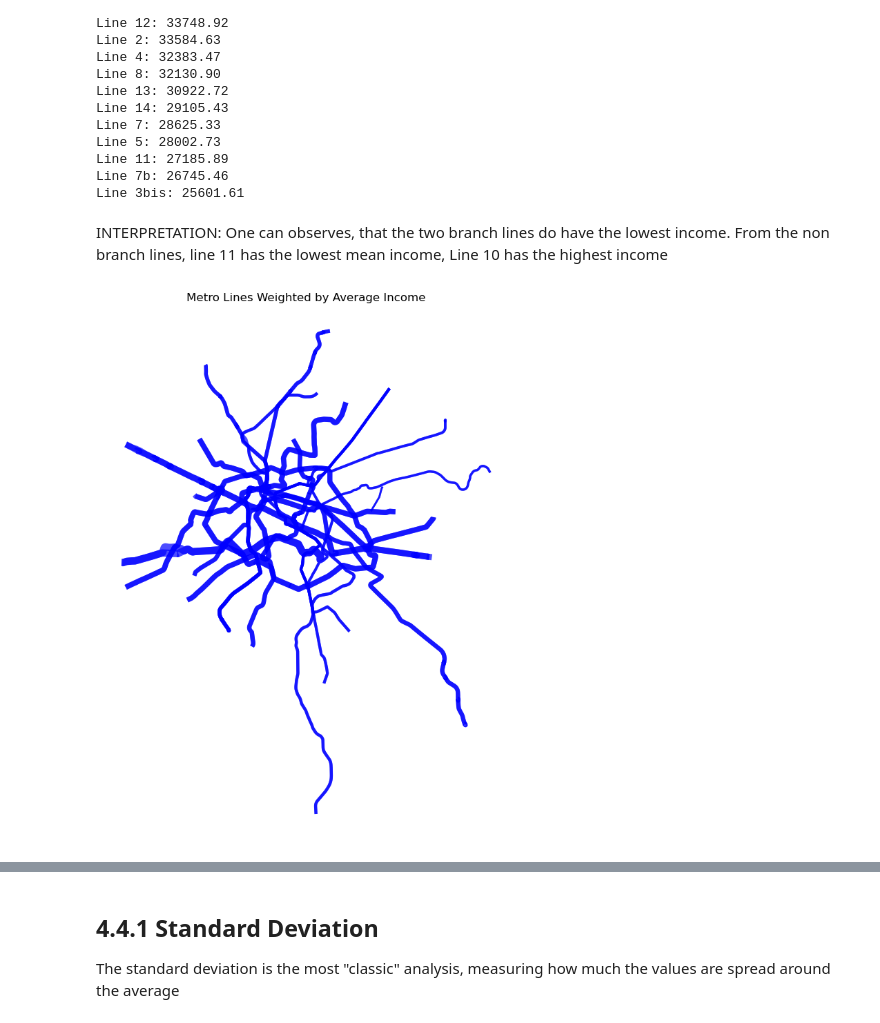
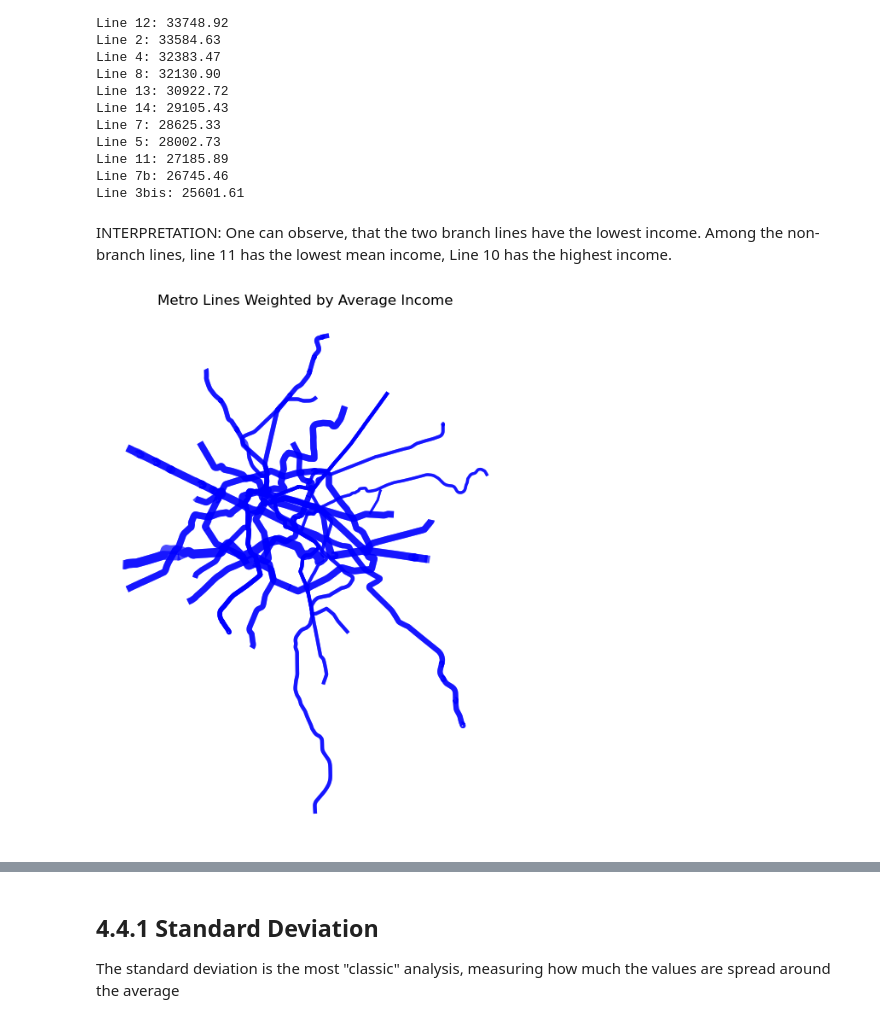
Before and after one commit to tomixmeier/ParisMetro, a Jupyter notebook: notebooks/analysis.ipynb, the cells around one changed output, grey strips where cells are left out. Cells and saved outputs as stored; diff of their text form; code cells hidden in the pictures.

```diff
--- a/notebooks/analysis.ipynb
+++ b/notebooks/analysis.ipynb
@@ -387,6 +371,6 @@ Line 11: 27185.89
 Line 7b: 26745.46
 Line 3bis: 25601.61
 # %% [markdown]
-INTERPRETATION: One can observes, that the two branch lines do have the lowest income.
-From the non branch lines, line 11 has the lowest mean income, Line 10 has the highest income
+INTERPRETATION: One can observe, that the two branch lines have the lowest income.
+Among the non-branch lines, line 11 has the lowest mean income, Line 10 has the highest income.
 # %%
@@ -398,26 +382,26 @@ metro_lines_income = metro_lines_paris.merge(
     how="left"
 )
 # %%
-#Creating a map that shows the lines with the width according to the mean income
+#Creating a map that shows the lines with the width according to the income
 metro_lines_income["line_width"] = (
     ((metro_lines_income["mean_income"] - min_income) / (max_income - min_income)) ** 2
 ) * 12 + 1
 
-
-fig, ax = plt.subplots(figsize=(10,10))
+#Plot the width map
+fig, ax = plt.subplots(figsize=(8,8))
 for _, row in metro_lines_income.iterrows():
     gpd.GeoSeries([row.geometry], crs=metro_lines_income.crs).plot(
         ax=ax,
         linewidth=row["line_width"],
         color="blue",
         alpha=0.7
     )
 ax.set_title("Metro Lines Weighted by Average Income")
 ax.set_axis_off()
 plt.savefig("../outputs/4_3_FIG_LinesWeighted.png", dpi=300, bbox_inches="tight")
 plt.show()
 # %% [output]
-[figure, old version]
+[figure, new version]
 # %%
 #Create an Interactive Map, colorgrading the lines
 m = metro_lines_income.explore(
```
Also changed, not shown: parts of 70 cells of this notebook, 33 other files.
